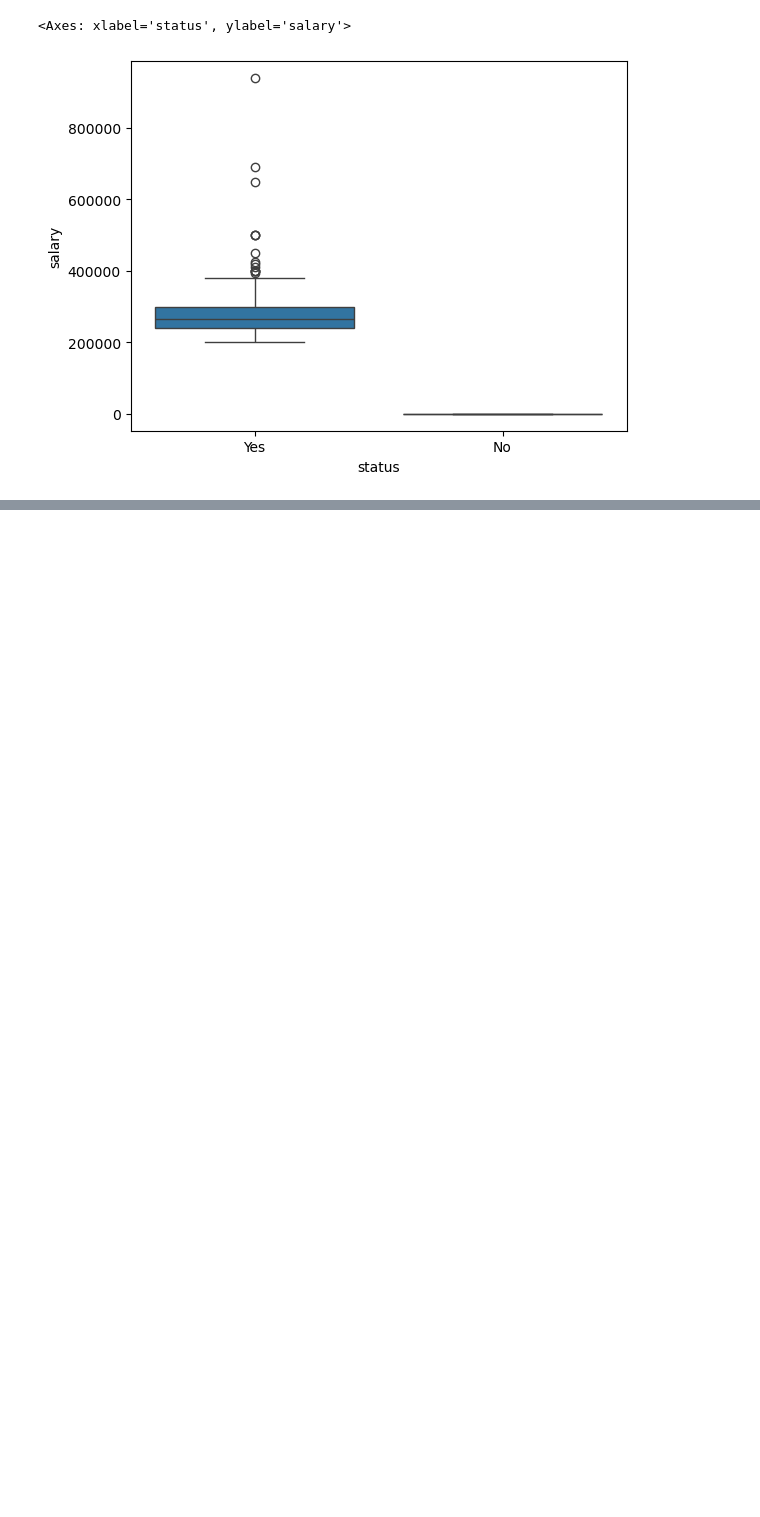
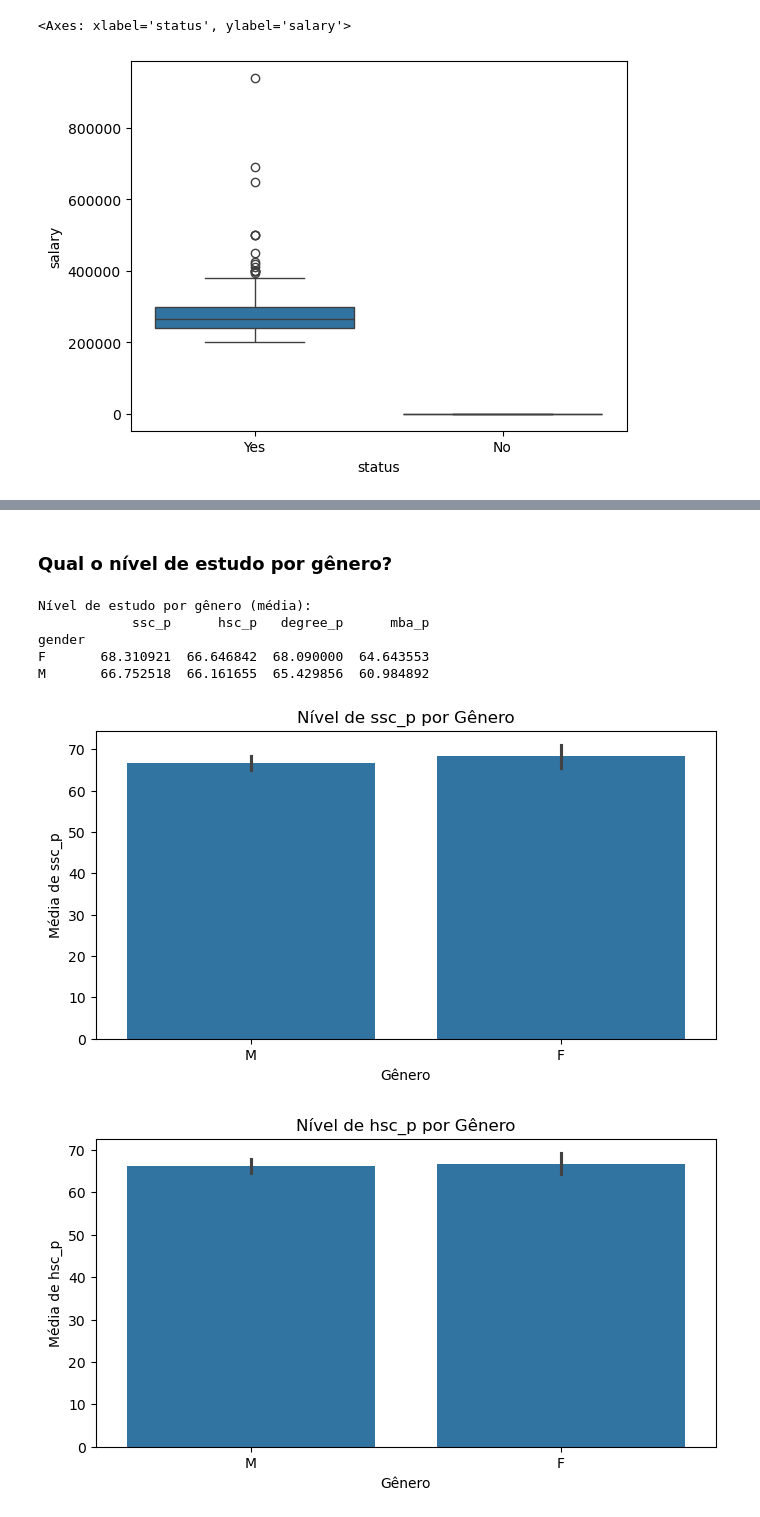
Before and after one commit to thiagofernandes101/ProjetosFiap, a Jupyter notebook: Machine Learning Avancado/Aula 2/Recrutamento/recrutamento-preditivo.ipynb, the cells around one changed output, grey strips where cells are left out. Cells and saved outputs as stored; diff of their text form; code cells hidden in the pictures; blank space fills up the shorter version.

```diff
--- a/Machine Learning Avancado/Aula 2/Recrutamento/recrutamento-preditivo.ipynb
+++ b/Machine Learning Avancado/Aula 2/Recrutamento/recrutamento-preditivo.ipynb
@@ -103,0 +218,25 @@ sb.boxplot(x='status', y='salary', data=dataset)
+# %% [markdown]
+### Qual o nível de estudo por gênero?
+# %%
+# Agrupar por gênero e calcular a média dos níveis de estudo
+study_columns = ['ssc_p', 'hsc_p', 'degree_p', 'mba_p']
+study_by_gender = dataset.groupby('gender')[study_columns].mean()
+
+print("Nível de estudo por gênero (média):")
+print(study_by_gender)
+
+for column in study_columns:
+    plt.figure(figsize=(8, 4))
+    sb.barplot(x='gender', y=column, data=dataset)
+    plt.title(f"Nível de {column} por Gênero")
+    plt.xlabel("Gênero")
+    plt.ylabel(f"Média de {column}")
+    plt.show()
+# %% [output]
+Nível de estudo por gênero (média):
+            ssc_p      hsc_p   degree_p      mba_p
+gender
+F       68.310921  66.646842  68.090000  64.643553
+M       66.752518  66.161655  65.429856  60.984892
+[figure, added]
+[figure, added]
```
Also changed, not shown: parts of 28 cells of this notebook, 1 other file.
